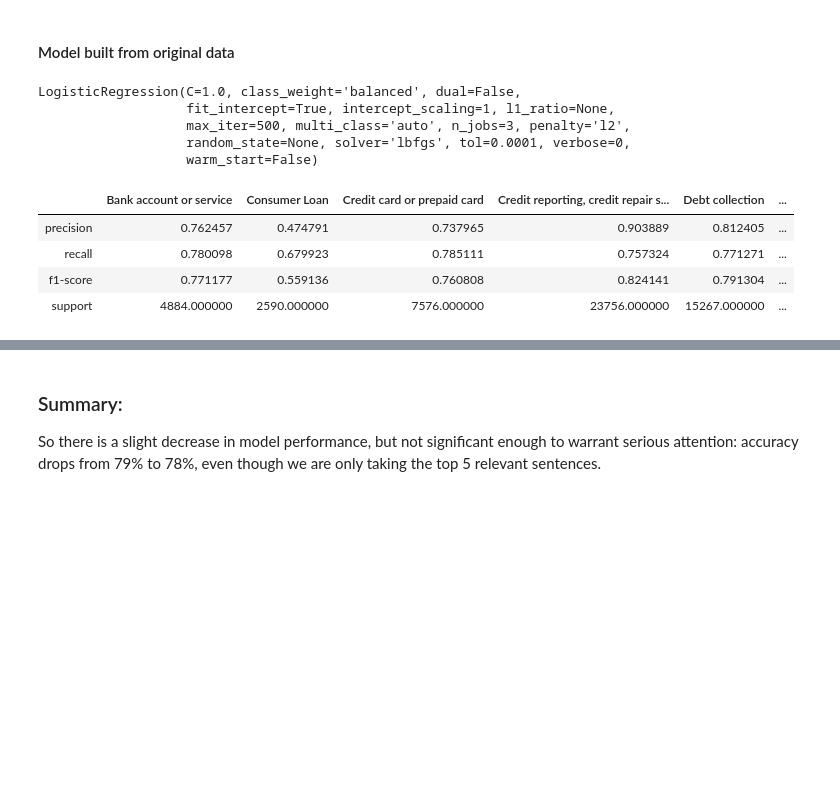
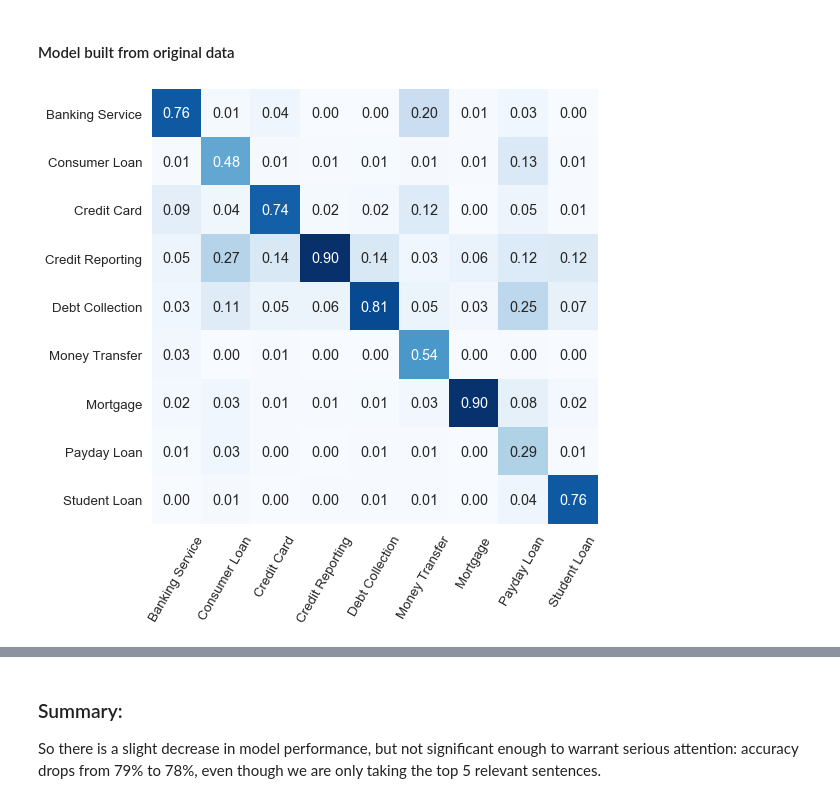
Before and after one commit to yl238/customer-complaints, a Jupyter notebook: ipynb/Classification-with-summarized-text.ipynb, the cells around one changed output, grey strips where cells are left out. Saved outputs shown, nothing was run; the diff lists cells and outputs as text; code cells hidden in the pictures; blank space fills up the shorter version.

Commit message:
Update notebooks to plot examples and rerun code

```diff
--- a/ipynb/Classification-with-summarized-text.ipynb
+++ b/ipynb/Classification-with-summarized-text.ipynb
@@ -14,0 +18,16 @@ df = pd.read_csv(file, usecols=['Complaint ID', 'Product', 'Issue', 'Consumer co
+# %%
+def plot_confusion_matrix(cf, scale_by='Recall', figname='../figure/cf.png'):
+    if scale_by == 'Recall':
+        recall_scale = np.sum(cf, axis=1)
+        scaled = cf / recall_scale
+    elif scale_by == 'Precision':
+        precision_scale = np.sum(cf, axis=0)
+        scaled = cf / precision_scale
+    else:
+        scaled = cf
+
+    f, ax = plt.subplots(figsize=(8, 8))
+    ax = sns.heatmap(scaled, cmap='Blues', cbar=None, annot=True, fmt=".2f")
+    ax.set_xticklabels(shortened, rotation=60)
+    ax.set_yticklabels(shortened, rotation=0);
+    f.savefig(figname, bbox_inches='tight', dpi=300)
@@ -15,3 +36,23 @@ df = pd.read_csv(file, usecols=['Complaint ID', 'Product', 'Issue', 'Consumer co
+# %%
+file = '../output/with_summarized_10_sent.csv''
+df = pd.read_csv(file, usecols=['Complaint ID', 'Product', 'Issue', 'Consumer complaint narrative'])
+import re
+def preprocess_tokenize(texts):
+    special = re.compile(r'http\S+|www\S+|[^a-zA-Z ]+|xx+')
+    docs_orig = [' '.join(special.sub('', doc.lower()).split()) for doc in texts]
+    tokenized_orig = []
+    for doc in nlp.pipe(docs_orig, disable=['tagger', 'parser', 'ner']):
+        tokenized_orig.append(" ".join(token.lemma_.lower() for token in doc if not token.is_stop and not token.is_space \
+                and not token.is_punct and not token.like_num))
+    return tokenized_orig
+
+
+tokenized_orig = preprocess_tokenize(df['Consumer complaint narrative'].values)
+tokenized_summ = preprocess_tokenize(df['summarized'].values)
+
+df['orig'] = tokenized_orig
+df['summ'] = tokenized_summ
+df.dropna().to_csv('../data/with_summarized_tokenized_10_sent.csv', index=False)
 # %% [markdown]
 ## Machine Learning Models
 Build a simple logistic regression model with Tf-IDF vectorization
@@ -108,21 +120,15 @@ from sklearn.linear_model import LogisticRegression
 # %% [markdown]
 #### Model built from original data
 # %%
-lr_orig = LogisticRegression(C=1.0, max_iter=500, class_weight='balanced', multi_class='auto', solver='lbfgs', n_jobs=3)
+lr_orig = LogisticRegressionCV(max_iter=500, class_weight='balanced', multi_class='auto', solver='lbfgs', n_jobs=3)
 lr_orig.fit(X_train_orig_tfidf, y_train)
 
 pred_orig = lr_orig.predict(X_val_orig_tfidf)
-# %% [output]
-LogisticRegression(C=1.0, class_weight='balanced', dual=False,
-                   fit_intercept=True, intercept_scaling=1, l1_ratio=None,
-                   max_iter=500, multi_class='auto', n_jobs=3, penalty='l2',
-                   random_state=None, solver='lbfgs', tol=0.0001, verbose=0,
-                   warm_start=False)
 # %%
 orig_report_df = pd.DataFrame(classification_report(y_val, pred_orig, output_dict=True)).T
-# %% [output]
-|  | Bank account or service | Consumer Loan | Credit card or prepaid card | Credit reporting, credit repair s... | Debt collection | ... |
-| precision | 0.762457 | 0.474791 | 0.737965 | 0.903889 | 0.812405 | ... |
-| recall | 0.780098 | 0.679923 | 0.785111 | 0.757324 | 0.771271 | ... |
-| f1-score | 0.771177 | 0.559136 | 0.760808 | 0.824141 | 0.791304 | ... |
-| support | 4884.000000 | 2590.000000 | 7576.000000 | 23756.000000 | 15267.000000 | ... |
+# %%
+cf = confusion_matrix(y_val, pred_orig)
+# %%
+plot_confusion_matrix(cf, scale_by='Precision', figname='../figures/cf_precision_lr.png')
+# %% [output]
+[figure, added]
```
Also changed, not shown: parts of 32 cells of this notebook, 10 other files.
